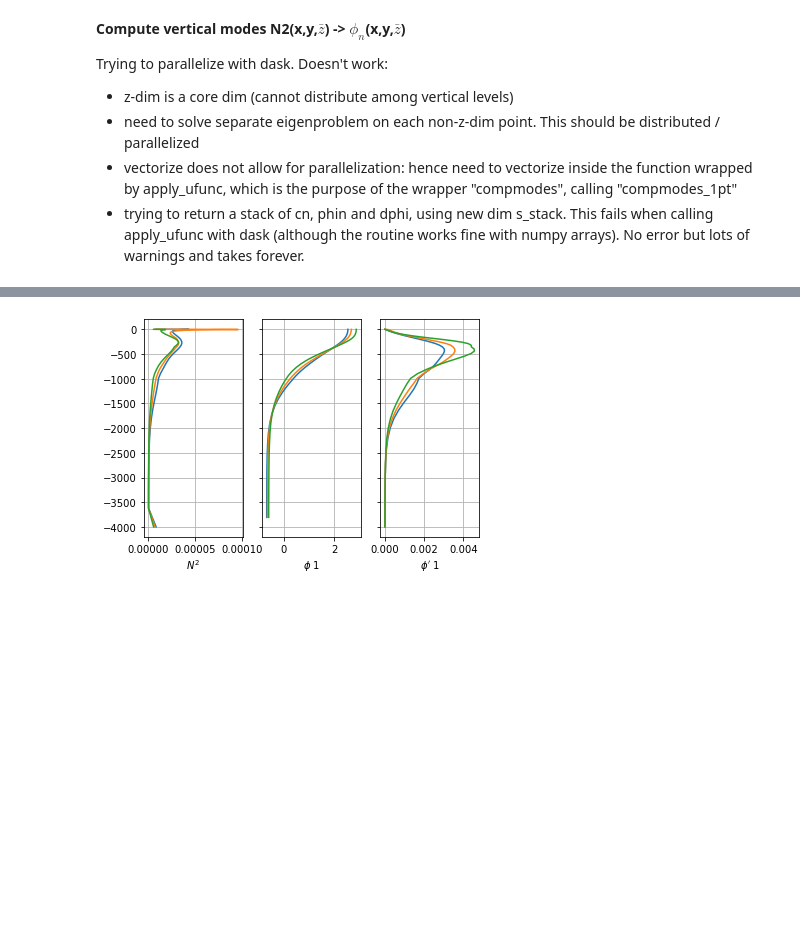
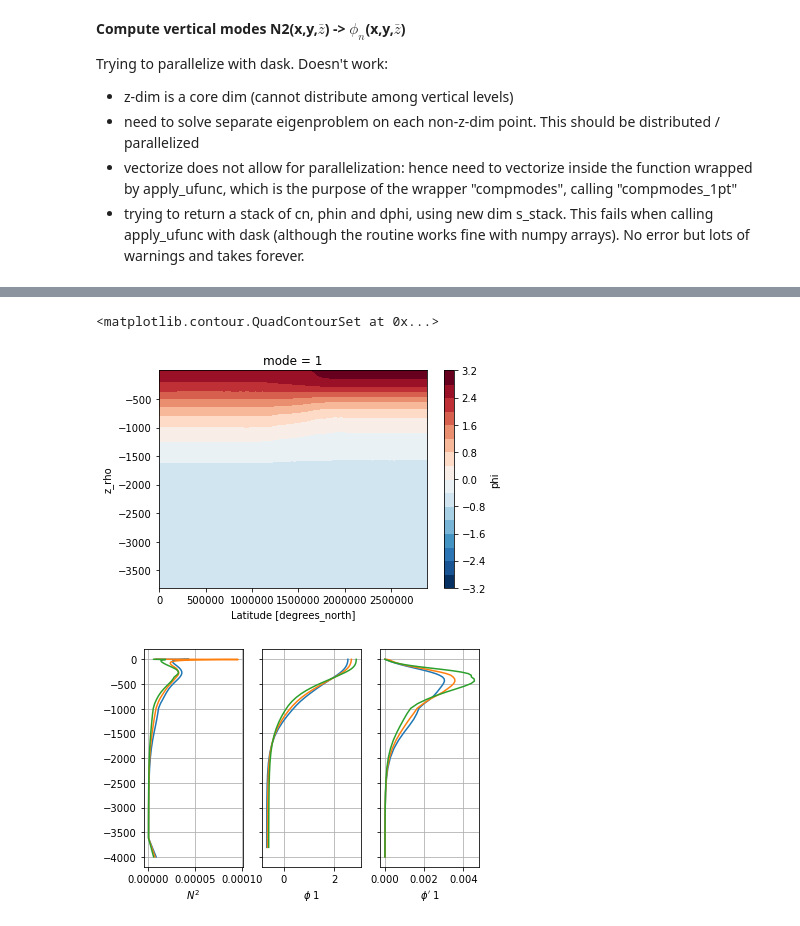
Before and after one commit to slgentil/croco, a Jupyter notebook: tutorials/proj_modes.ipynb, the cells around one changed output, grey strips where cells are left out. Cells and saved outputs as stored; diff of their text form; code cells hidden in the pictures; blank space fills up the shorter version.

```diff
--- a/tutorials/proj_modes.ipynb
+++ b/tutorials/proj_modes.ipynb
@@ -400,3 +417,8 @@ Wall time: 5.49 s
+# %%
+ds.phi.isel(x_rho=0, mode=1).plot.contourf(x='eta_rho', y='z_rho', levels=20)
+# %% [output]
+<matplotlib.contour.QuadContourSet at 0x...>
+[figure, added]
 # %%
 cn, phin, dphi = res
 
```
Also changed, not shown: parts of 12 cells of this notebook, 1 other file.
